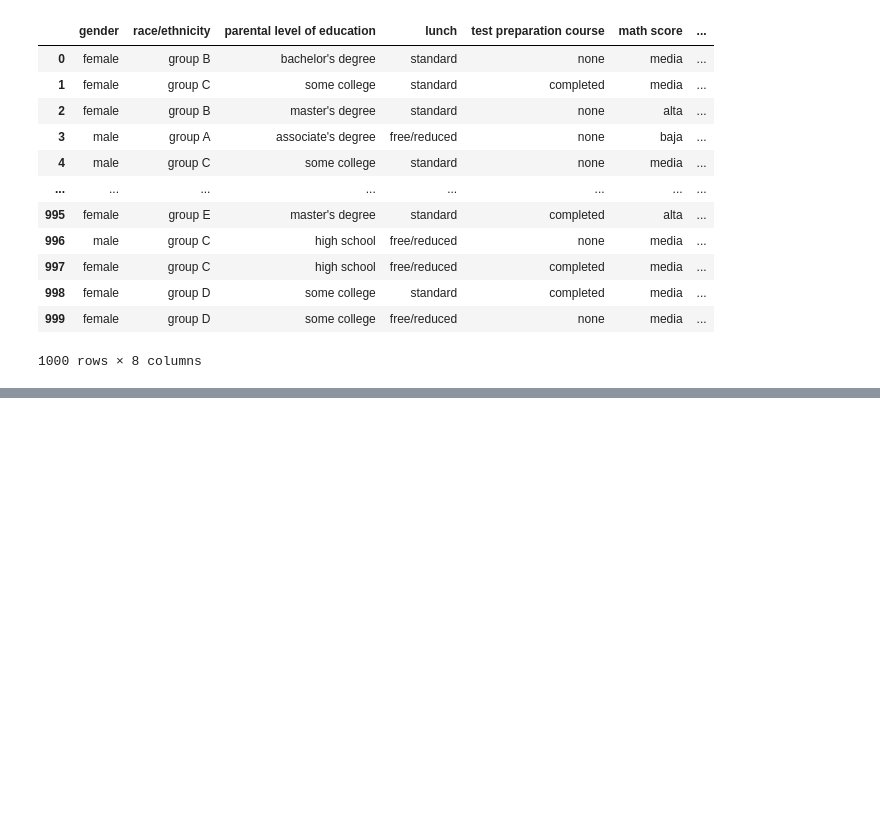
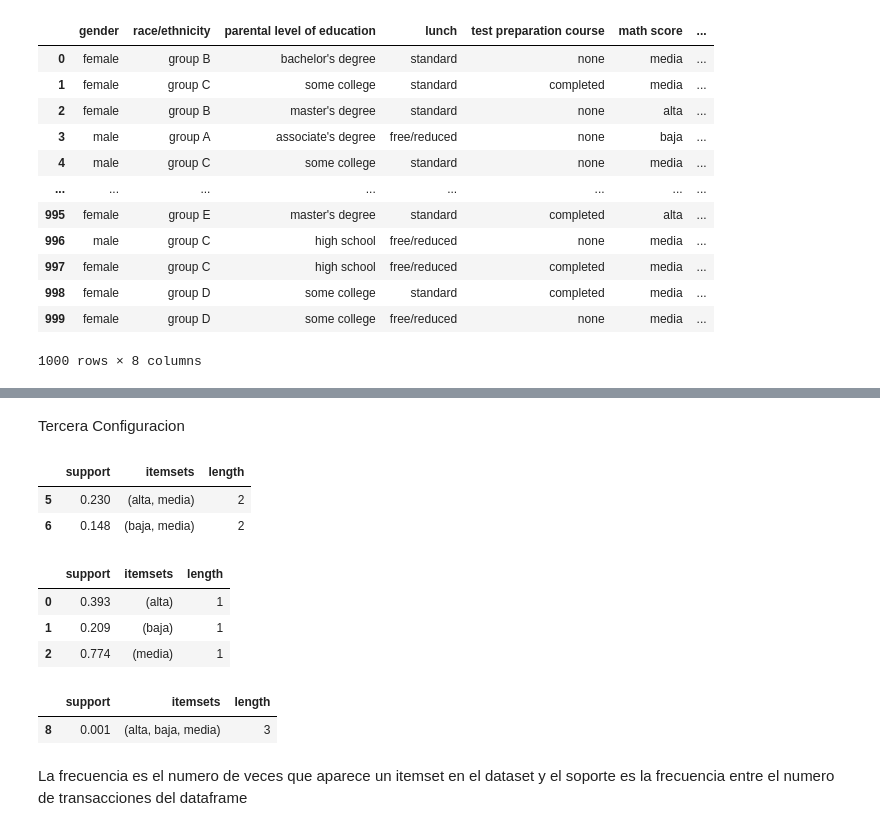
Before and after one commit to roig7/Practicamining2, a Jupyter notebook: LAB02-GRUPORoigChavarri/Practica1Asociacion.ipynb, the cells around one changed output, grey strips where cells are left out. Drawn from its saved outputs; the diff is of its cells as text; code cells hidden in the pictures; blank space fills up the shorter version.

```diff
--- a/LAB02-GRUPORoigChavarri/Practica1Asociacion.ipynb
+++ b/LAB02-GRUPORoigChavarri/Practica1Asociacion.ipynb
@@ -96,0 +147,25 @@ data
+# %% [markdown]
+Tercera Configuracion
+# %%
+association_rules[ (association_rules['length'] == 2) &
+                   (association_rules['support'] >= 0.1) ]
+# %% [output]
+|  | support | itemsets | length |
+| 5 | 0.230 | (alta, media) | 2 |
+| 6 | 0.148 | (baja, media) | 2 |
+# %%
+association_rules[ (association_rules['length'] == 1) &
+                   (association_rules['support'] >= 0.1) ]
+# %% [output]
+|  | support | itemsets | length |
+| 0 | 0.393 | (alta) | 1 |
+| 1 | 0.209 | (baja) | 1 |
+| 2 | 0.774 | (media) | 1 |
+# %%
+association_rules[ (association_rules['length'] == 3) &
+                   (association_rules['support'] >= 0.001) ]
+# %% [output]
+|  | support | itemsets | length |
+| 8 | 0.001 | (alta, baja, media) | 3 |
+# %% [markdown]
+La frecuencia es el numero de veces que aparece un itemset en el dataset y el soporte es la frecuencia entre el numero de transacciones del dataframe
```
Also changed, not shown: parts of 7 cells of this notebook.
